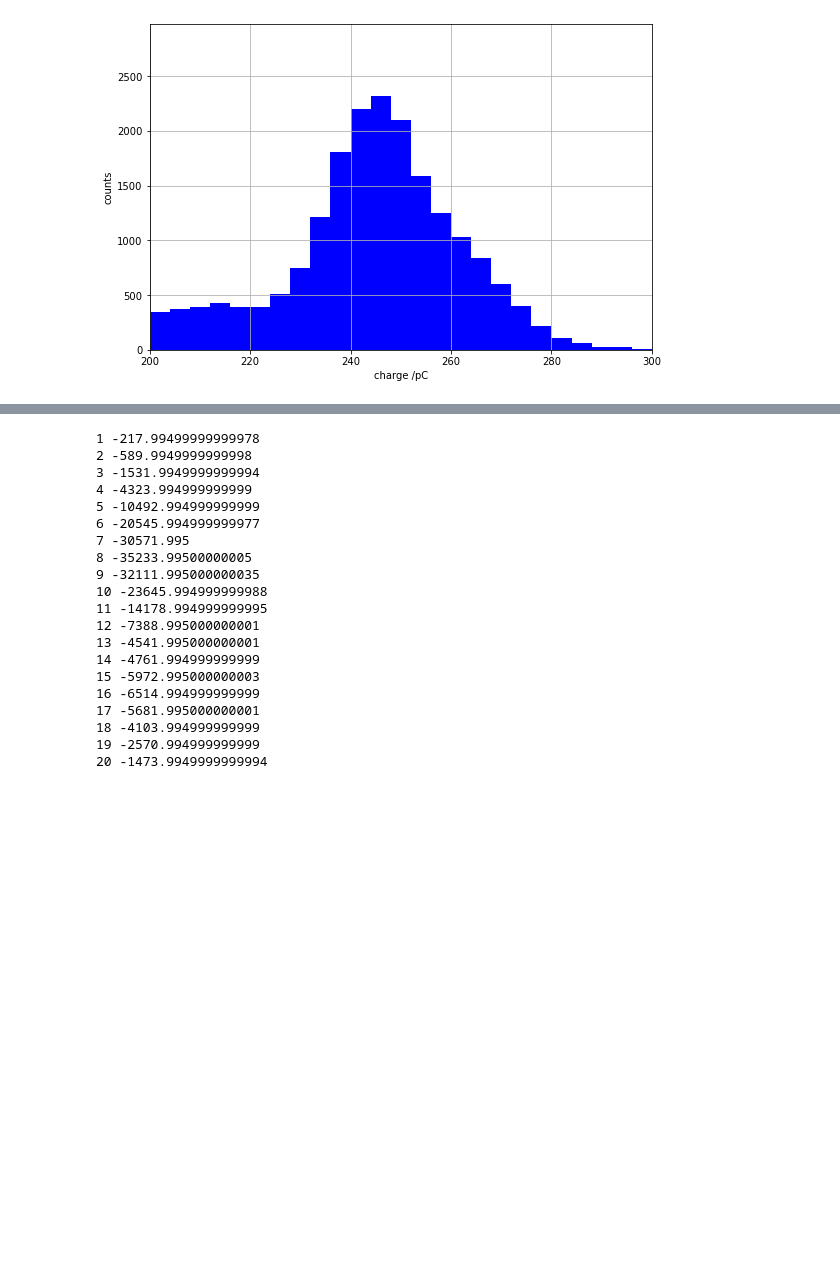
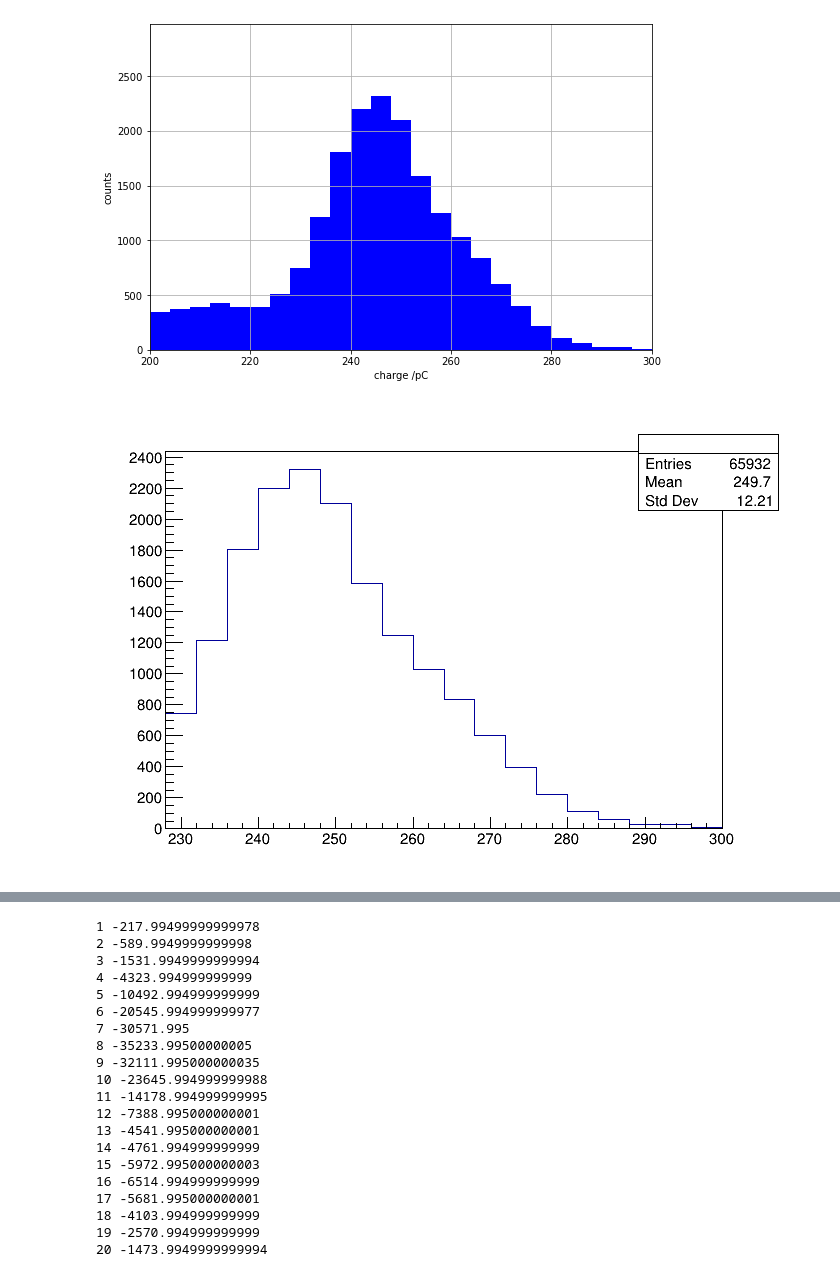
Before and after one commit to SuperNEMO-DBD/PMT-ShapeAnalysis, a Jupyter notebook: pmt_he_study/pulse_fitter.ipynb, the cells around one changed output, grey strips where cells are left out. Saved outputs shown, nothing was run; the diff lists cells and outputs as text; code cells hidden in the pictures; blank space fills up the shorter version.

```diff
--- a/pmt_he_study/pulse_fitter.ipynb
+++ b/pmt_he_study/pulse_fitter.ipynb
@@ -11,7 +12,7 @@ import time as tm
 from scipy.optimize import curve_fit
 import xml.dom.minidom as minidom
 # %%
-filename = "/Users/williamquinn/Desktop/A1400_B1400_t1119.xml"
+filename = "/Users/williamquinn/Desktop/PMT_Project/A1400_B1400_t1119.xml"
 file = minidom.parse(filename)
 # %%
 traces = file.getElementsByTagName('trace')
@@ -143,6 +157,7 @@ def gaus_fix_sig(x, A, mu):
 counter = 0
 fit_counter = 0
 charges = []
+ap_charges = []
 for i in range(int(traces.length)):
     trace = traces[i].firstChild.data.split(" ")[:-1]
     channel = int(traces[i].attributes['channel'].value)
@@ -163,7 +178,9 @@ for i in range(int(traces.length)):
         pass
     else:
         charge = np.sum((waveform - baseline)[pos-10:pos+20])/50
+        ap_charge = np.sum((waveform - baseline)[800:])/50
         charges.append(charge)
+        ap_charges.append(ap_charge)
         continue
 
     # pos = np.argmin(waveform - baseline)
@@ -176,12 +193,11 @@ for i in range(int(traces.length)):
     waveform_r = (waveform - baseline)[pos-10:pos+20]
     pulse = waveform[pos-10:pos+20]
 
-    #fig = plt.figure(figsize=(9,6), facecolor='white')
-    #plt.plot([k for k in range(len(waveform_r))], waveform_r, '.', label='pmt pulse')
+    '''fig = plt.figure(figsize=(9,6), facecolor='white')
+    plt.plot([k for k in range(len(waveform_r))], waveform_r, '.', label='pmt pulse')
     # plt.plot([k for k in range(len(waveform_r))], template*-1*size *1.7, '.')
-    #plt.grid()
-    #plt.xlabel('timestamp /ns')
-    #plt.ylabel('Voltage /mV')
+    plt.xlabel('timestamp /ns')
+    plt.ylabel('Voltage /mV')'''
 
     fit_counter += 1
     shapes = []
@@ -201,19 +217,23 @@ for i in range(int(traces.length)):
 
     popt, pcov = curve_fit(f=gaus_fix_sig, xdata=np.array(xi), ydata=new_pulse, bounds=[[-10000, 0], [0, 40]])
 
-    #plt.plot([k for k in range(len(waveform_r))], -1*template*popt[0], '.', label='scaled template')
-    #plt.plot([k for k in range(len(waveform_r)-15)], gaus_fix_sig([k for k in range(len(waveform_r)-15)], *popt), label='model')
-    #plt.plot(xi, new_pulse, '.', label='model points')
-    # print(xi, popt)
-    #plt.legend()
-    #plt.title(r'Model: $A=${:.2f} $\mu=${:.2f} $\sigma=${:.2f}'.format(popt[0], popt[1], sig))
-    #plt.savefig("/Users/williamquinn/Desktop/fit_plot_{}.pdf".format(fit_counter))
-    #plt.close()
+    '''plt.plot([k for k in range(len(waveform_r))], -1*template*popt[0], '.', label='scaled template')
+    plt.plot([k for k in range(len(waveform_r)-15)], gaus_fix_sig([k for k in range(len(waveform_r)-15)], *popt), label='model')
+    plt.plot(xi, new_pulse, '.', label='model points')
+    print(xi, popt)
+    plt.legend()
+    plt.grid()
+    plt.title(r'Model: $A=${:.2f} $\mu=${:.2f} $\sigma=${:.2f}'.format(popt[0], popt[1], sig))
+    plt.savefig("/Users/williamquinn/Desktop/fit_plot_{}.pdf".format(fit_counter))
+    plt.close()'''
 
     new_temp = -1*template*popt[0]
     charge = np.sum(new_temp)/50
 
+
     charges.append(charge)
+    ap_charge = np.sum((waveform - baseline)[800:])/50
+    ap_charges.append(ap_charge)
 
     '''sizes = np.linspace(0,5000,5000)
     for i_size in sizes:
@@ -269,3 +289,16 @@ plt.xlim(200,300)
 plt.savefig("/Users/williamquinn/Desktop/1400V_bi207_charge_spec.pdf")
 # %% [output]
 [figure]
+# %%
+lower, higher = 230, 300
+hist = ROOT.TH1D("","", 100, 0, 400)
+
+for i in range(len(charges)):
+    hist.Fill(-1*charges[i])
+
+can = ROOT.TCanvas()
+hist.GetXaxis().SetRangeUser(lower, higher)
+hist.Draw("hist")
+can.Draw()
+# %% [output]
+[figure, added]
```
Also changed, not shown: parts of 13 cells of this notebook, 4 other files.
